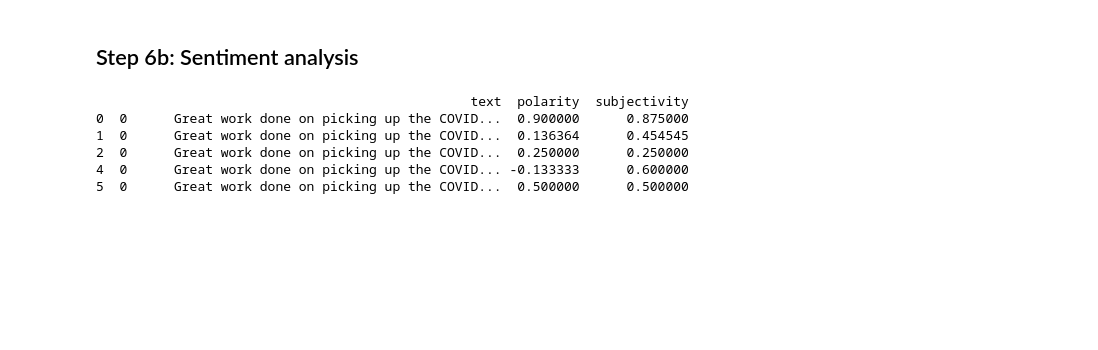
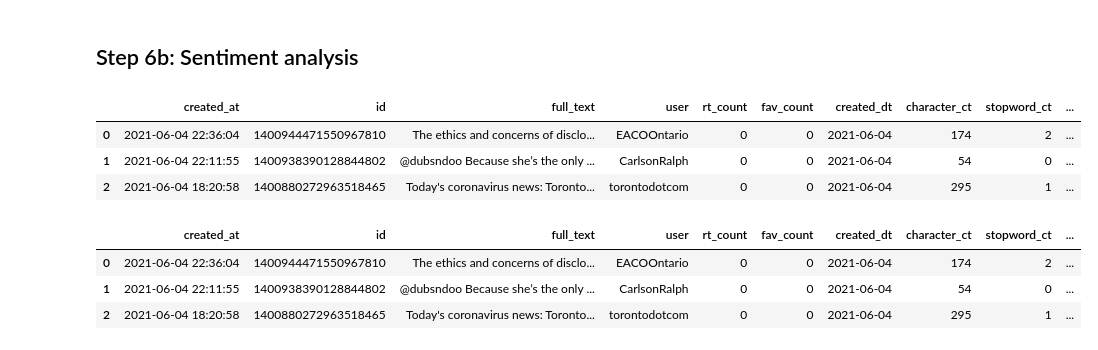
Before and after one commit to shannonhlo/twitter-streamlit-app, a Jupyter notebook: tweet_analysis.ipynb, the cells around one changed output. Saved outputs shown, nothing was run; the diff lists cells and outputs as text; code cells hidden in the pictures; blank space fills up the shorter version.

```diff
--- a/tweet_analysis.ipynb
+++ b/tweet_analysis.ipynb
@@ -422,32 +488,39 @@ plot_30_most_common_words(count_data, count_vectorizer)
 # %% [markdown]
 ## Step 6b: Sentiment analysis
-# %%
-#TODO: Dom to troubleshoot - why tweets are the same
-# initialize list
-new_df = []
-
-for tweet in df_tweets['text_cleaned']:
-    blob = TextBlob(str(tweet))
-    score = {
-        'full_text': df_tweets['full_text'],
-        'polarity': blob.sentiment.polarity,
-        'subjectivity': blob.sentiment.subjectivity
-    }
-    new_df.append(score)
-    #print(score)
-
-# turn the new_df
-test = pd.DataFrame(new_df)
-
-# remove rows where polarity = 0.000
-test = test[(test.polarity != 0.0000)]
-print(test.head())
-
-test.to_csv('data/sentiment_reviews.csv', index=False)
-# %% [output]
-                                                text  polarity  subjectivity
-0  0      Great work done on picking up the COVID...  0.900000      0.875000
-1  0      Great work done on picking up the COVID...  0.136364      0.454545
-2  0      Great work done on picking up the COVID...  0.250000      0.250000
-4  0      Great work done on picking up the COVID... -0.133333      0.600000
-5  0      Great work done on picking up the COVID...  0.500000      0.500000
+# %%
+# Create quick lambda functions to find the polarity and subjectivity of each routine
+from textblob import TextBlob
+
+# Make sure df_tweets.full_text is a string
+df_tweets['full_text']= df_tweets.full_text.astype(str)
+
+# Define functions
+pol = lambda x: TextBlob(x).sentiment.polarity
+sub = lambda x: TextBlob(x).sentiment.subjectivity
+
+# Run functions and create columns in df_tweets
+df_tweets['polarity'] = df_tweets.full_text.apply(pol)
+df_tweets['subjectivity'] = df_tweets.full_text.apply(sub)
+
+# Round scores
+df_tweets['polarity'] = df_tweets.polarity.round(3)
+df_tweets['subjectivity'] = df_tweets.subjectivity.round(3)
+
+
+# See first 3 rows
+df_tweets.head(3)
+# %% [output]
+|  | created_at | id | full_text | user | rt_count | fav_count | created_dt | character_ct | stopword_ct | ... |
+| 0 | 2021-06-04 22:36:04 | 1400944471550967810 | The ethics and concerns of disclo... | EACOOntario | 0 | 0 | 2021-06-04 | 174 | 2 | ... |
+| 1 | 2021-06-04 22:11:55 | 1400938390128844802 | @dubsndoo Because she’s the only ... | CarlsonRalph | 0 | 0 | 2021-06-04 | 54 | 0 | ... |
+| 2 | 2021-06-04 18:20:58 | 1400880272963518465 | Today's coronavirus news: Toronto... | torontodotcom | 0 | 0 | 2021-06-04 | 295 | 1 | ... |
+# %%
+df_tweets['polarity'] = df_tweets.full_text.apply(pol)
+df_tweets['subjectivity'] = df_tweets.full_text.apply(sub)
+
+df_tweets.head(3)
+# %% [output]
+|  | created_at | id | full_text | user | rt_count | fav_count | created_dt | character_ct | stopword_ct | ... |
+| 0 | 2021-06-04 22:36:04 | 1400944471550967810 | The ethics and concerns of disclo... | EACOOntario | 0 | 0 | 2021-06-04 | 174 | 2 | ... |
+| 1 | 2021-06-04 22:11:55 | 1400938390128844802 | @dubsndoo Because she’s the only ... | CarlsonRalph | 0 | 0 | 2021-06-04 | 54 | 0 | ... |
+| 2 | 2021-06-04 18:20:58 | 1400880272963518465 | Today's coronavirus news: Toronto... | torontodotcom | 0 | 0 | 2021-06-04 | 295 | 1 | ... |
```
Also changed, not shown: parts of 23 cells of this notebook, 1 other file.
